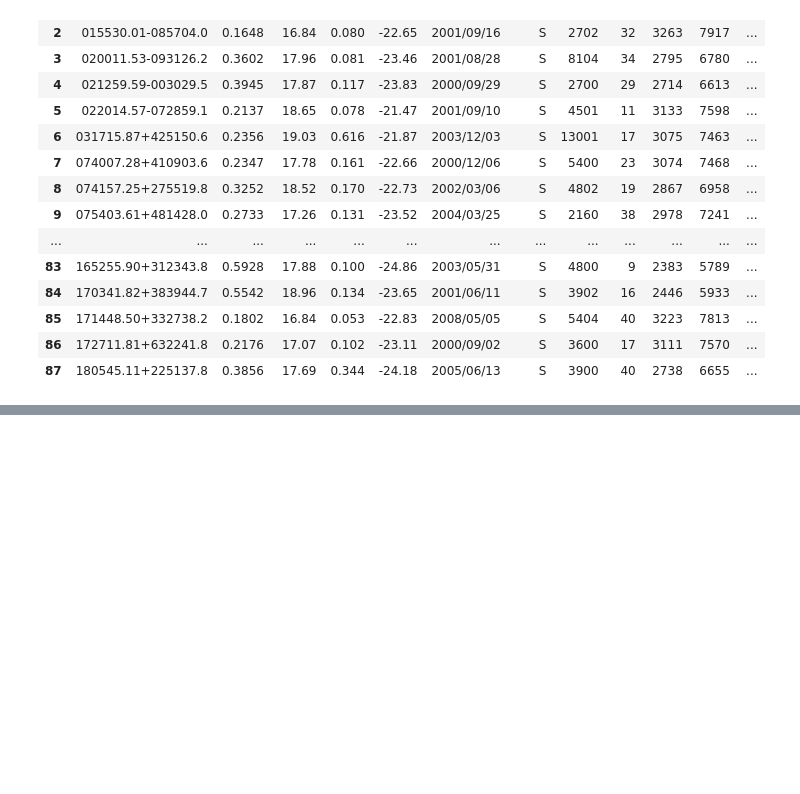
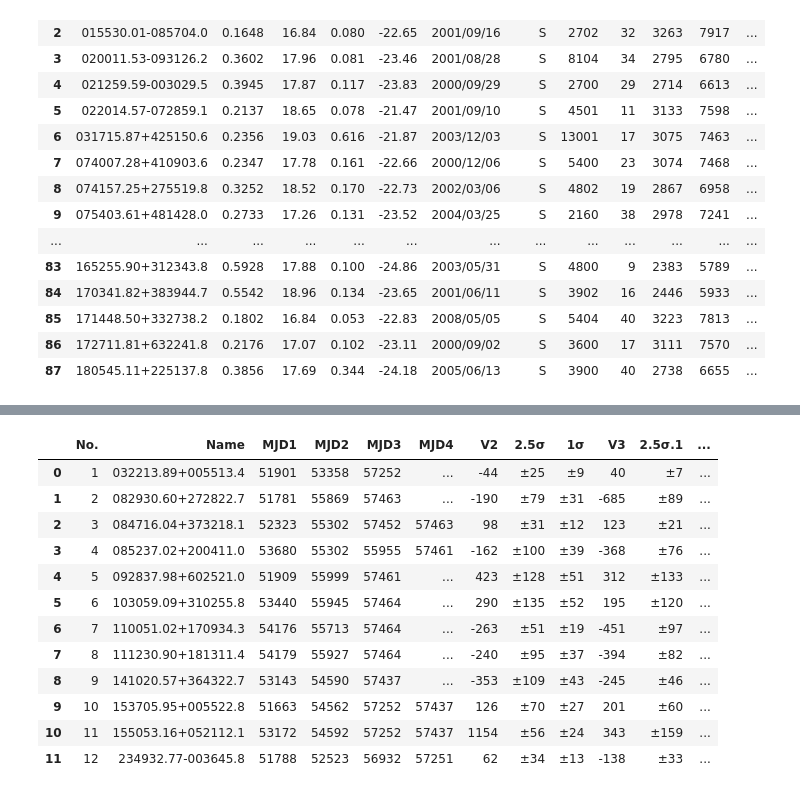
Before and after one commit to thatastroguy/thebigmac, a Jupyter notebook: BH_Binary_Broadline_Studies.ipynb, the cells around one changed output, grey strips where cells are left out. Drawn from its saved outputs; the diff is of its cells as text; code cells hidden in the pictures; blank space fills up the shorter version.

```diff
--- a/BH_Binary_Broadline_Studies.ipynb
+++ b/BH_Binary_Broadline_Studies.ipynb
@@ -624,0 +945,16 @@ ju2013['DOI(s)'] = "https://doi.org/10.1088/0004-637X/777/1/44"
+# %%
+guo2019
+# %% [output]
+|  | No. | Name | MJD1 | MJD2 | MJD3 | MJD4 | V2 | 2.5σ | 1σ | V3 | 2.5σ.1 | ... |
+| 0 | 1 | 032213.89+005513.4 | 51901 | 53358 | 57252 | ... | -44 | ±25 | ±9 | 40 | ±7 | ... |
+| 1 | 2 | 082930.60+272822.7 | 51781 | 55869 | 57463 | ... | -190 | ±79 | ±31 | -685 | ±89 | ... |
+| 2 | 3 | 084716.04+373218.1 | 52323 | 55302 | 57452 | 57463 | 98 | ±31 | ±12 | 123 | ±21 | ... |
+| 3 | 4 | 085237.02+200411.0 | 53680 | 55302 | 55955 | 57461 | -162 | ±100 | ±39 | -368 | ±76 | ... |
+| 4 | 5 | 092837.98+602521.0 | 51909 | 55999 | 57461 | ... | 423 | ±128 | ±51 | 312 | ±133 | ... |
+| 5 | 6 | 103059.09+310255.8 | 53440 | 55945 | 57464 | ... | 290 | ±135 | ±52 | 195 | ±120 | ... |
+| 6 | 7 | 110051.02+170934.3 | 54176 | 55713 | 57464 | ... | -263 | ±51 | ±19 | -451 | ±97 | ... |
+| 7 | 8 | 111230.90+181311.4 | 54179 | 55927 | 57464 | ... | -240 | ±95 | ±37 | -394 | ±82 | ... |
+| 8 | 9 | 141020.57+364322.7 | 53143 | 54590 | 57437 | ... | -353 | ±109 | ±43 | -245 | ±46 | ... |
+| 9 | 10 | 153705.95+005522.8 | 51663 | 54562 | 57252 | 57437 | 126 | ±70 | ±27 | 201 | ±60 | ... |
+| 10 | 11 | 155053.16+052112.1 | 53172 | 54592 | 57252 | 57437 | 1154 | ±56 | ±24 | 343 | ±159 | ... |
+| 11 | 12 | 234932.77-003645.8 | 51788 | 52523 | 56932 | 57251 | 62 | ±34 | ±13 | -138 | ±33 | ... |
```
Also changed, not shown: parts of 14 cells of this notebook, 6 other files.
